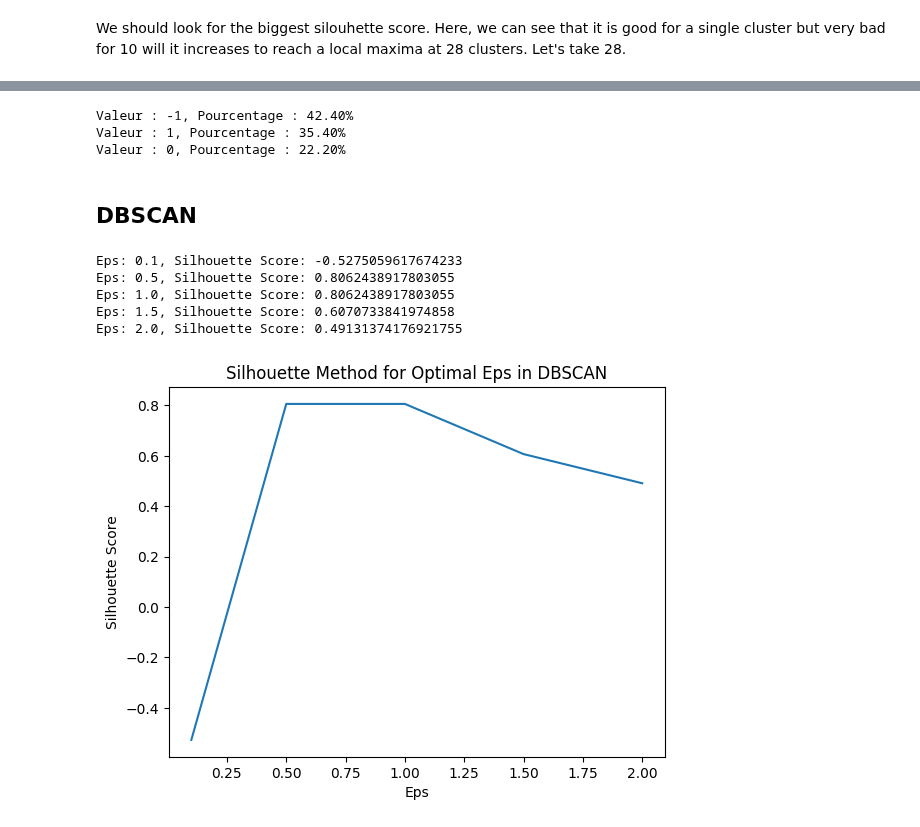
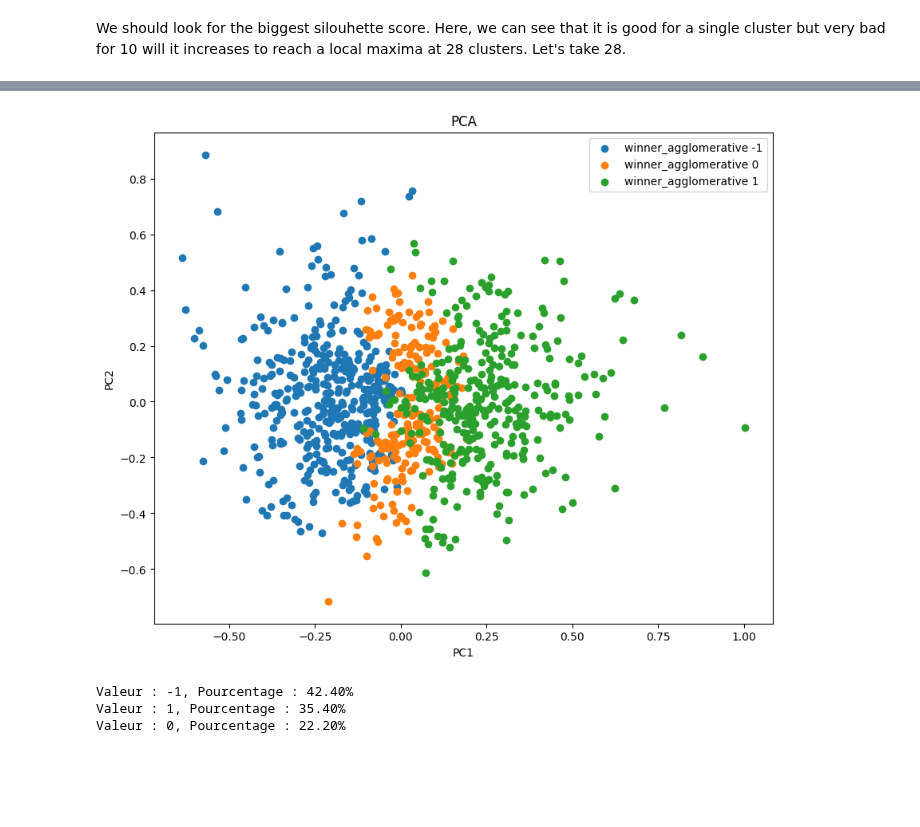
Before and after one commit to Gregsai/introduction-to-ai, a Jupyter notebook: session3/lab/Lab_3_presentation.ipynb, the cells around one changed output, grey strips where cells are left out. Drawn from its saved outputs; the diff is of its cells as text; code cells hidden in the pictures; blank space fills up the shorter version.

```diff
--- a/session3/lab/Lab_3_presentation.ipynb
+++ b/session3/lab/Lab_3_presentation.ipynb
@@ -650,6 +669,25 @@ for index, row in features_unsupervised_reduced_normalized.iterrows():
         features_unsupervised_reduced_normalized.at[index, 'winner_agglomerative'] = 1
     else:
         features_unsupervised_reduced_normalized.at[index, 'winner_agglomerative'] = 0
+# %%
+import matplotlib.pyplot as plt
+
+plt.figure(figsize=(10, 8))
+
+winners = features_unsupervised_reduced_normalized['winner_agglomerative']
+
+unique_winners = winners.unique()
+for winner in unique_winners:
+    winner_data = features_unsupervised_reduced_normalized[winners == winner]
+    plt.scatter(winner_data['PCA1'], winner_data['PCA2'], label=f'winner_agglomerative {winner}')
+
+plt.xlabel('PC1')
+plt.ylabel('PC2')
+plt.title('PCA')
+plt.legend()
+plt.show()
+# %% [output]
+[figure, added]
 # %%
 winner_agglomerative = features_unsupervised_reduced_normalized['winner_agglomerative']
 give_proportion(winner_agglomerative)
@@ -657,5 +695,3 @@ give_proportion(winner_agglomerative)
 Valeur : -1, Pourcentage : 42.40%
 Valeur : 1, Pourcentage : 35.40%
 Valeur : 0, Pourcentage : 22.20%
-# %% [markdown]
-## DBSCAN
@@ -664,37 +697,0 @@ columns_to_drop = ['cluster', 'PCA1', 'PCA2', 'winner_kmeans', 'winner_agglomera
-# %%
-from sklearn.cluster import DBSCAN
-from sklearn.metrics import silhouette_score
-
-# Initialize an empty list to store silhouette scores
-silhouette_scores = []
-
-# Define a range of values for eps (maximum distance between two samples for them to be considered as in the same neighborhood)
-eps_values = [0.1, 0.5, 1.0, 1.5, 2.0]
-
-import tqdm
-
-# Iterate through the range of eps values with tqdm for progress bar
-for eps in tqdm.tqdm(eps_values, desc="Calculating Silhouette Score"):
-    # Perform DBSCAN clustering
-    dbscan = DBSCAN(eps=eps)
-    cluster_labels = dbscan.fit_predict(features_unsupervised_reduced_normalized)
-
-    # Calculate silhouette score
-    if len(set(cluster_labels)) > 1:  # Silhouette score requires at least 2 clusters
-        silhouette_avg = silhouette_score(features_unsupervised_reduced_normalized, cluster_labels)
-        silhouette_scores.append(silhouette_avg)
-        print(f"Eps: {eps}, Silhouette Score: {silhouette_avg}")
-
-# Plot the silhouette scores against the eps values
-plt.plot(eps_values, silhouette_scores)
-plt.xlabel('Eps')
-plt.ylabel('Silhouette Score')
-plt.title('Silhouette Method for Optimal Eps in DBSCAN')
-plt.show()
-# %% [output]
-Eps: 0.1, Silhouette Score: -0.5275059617674233
-Eps: 0.5, Silhouette Score: 0.8062438917803055
-Eps: 1.0, Silhouette Score: 0.8062438917803055
-Eps: 1.5, Silhouette Score: 0.6070733841974858
-Eps: 2.0, Silhouette Score: 0.49131374176921755
-[figure, removed]
```
Also changed, not shown: parts of 8 cells of this notebook, 5 other files.
